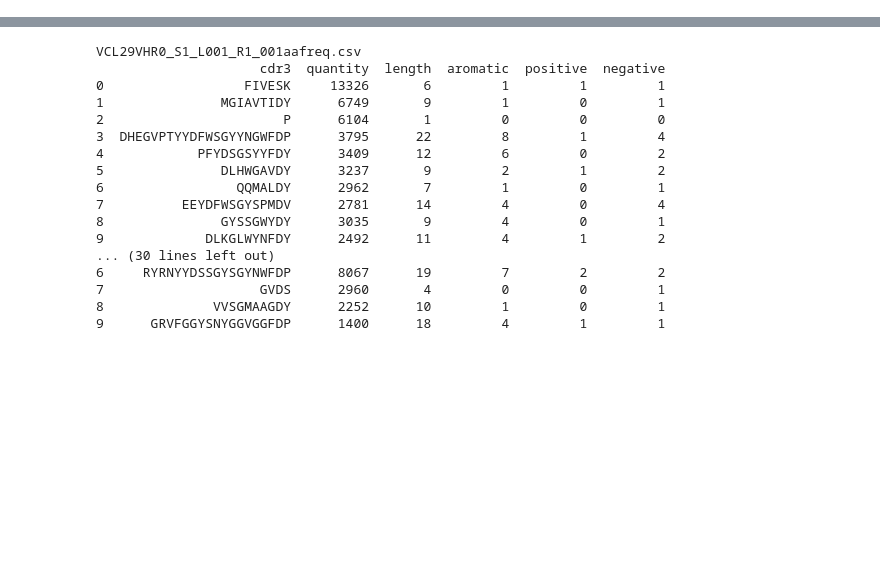
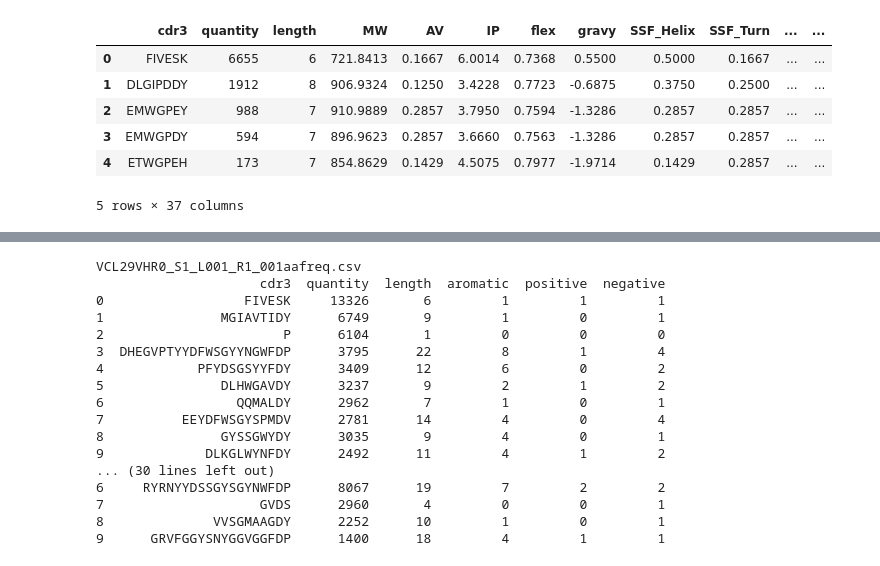
Before and after one commit to Cardosaum/attila, a Jupyter notebook: programs/improvements/cdr3-analysis/scripts/cdr3_visualization_v02.ipynb, the cells around one changed output, grey strips where cells are left out. Saved outputs shown, nothing was run; the diff lists cells and outputs as text; code cells hidden in the pictures; blank space fills up the shorter version.

```diff
--- a/programs/improvements/cdr3-analysis/scripts/cdr3_visualization_v02.ipynb
+++ b/programs/improvements/cdr3-analysis/scripts/cdr3_visualization_v02.ipynb
@@ -11,3 +11,17 @@ import os
 
 sns.set(style="darkgrid")
 %matplotlib inline
+# %%
+data_path = os.path.abspath('../../../../../data/analysis/')
+file = os.path.join(data_path, 'R0_VH_R1aafreq.csv')
+df = pd.read_csv(file)
+
+df.head()
+# %% [output]
+|  | cdr3 | quantity | length | MW | AV | IP | flex | gravy | SSF_Helix | SSF_Turn | ... | ... |
+| 0 | FIVESK | 6655 | 6 | 721.8413 | 0.1667 | 6.0014 | 0.7368 | 0.5500 | 0.5000 | 0.1667 | ... | ... |
+| 1 | DLGIPDDY | 1912 | 8 | 906.9324 | 0.1250 | 3.4228 | 0.7723 | -0.6875 | 0.3750 | 0.2500 | ... | ... |
+| 2 | EMWGPEY | 988 | 7 | 910.9889 | 0.2857 | 3.7950 | 0.7594 | -1.3286 | 0.2857 | 0.2857 | ... | ... |
+| 3 | EMWGPDY | 594 | 7 | 896.9623 | 0.2857 | 3.6660 | 0.7563 | -1.3286 | 0.2857 | 0.2857 | ... | ... |
+| 4 | ETWGPEH | 173 | 7 | 854.8629 | 0.1429 | 4.5075 | 0.7977 | -1.9714 | 0.1429 | 0.2857 | ... | ... |
+5 rows × 37 columns
```
Also changed, not shown: parts of 1 cell of this notebook.
